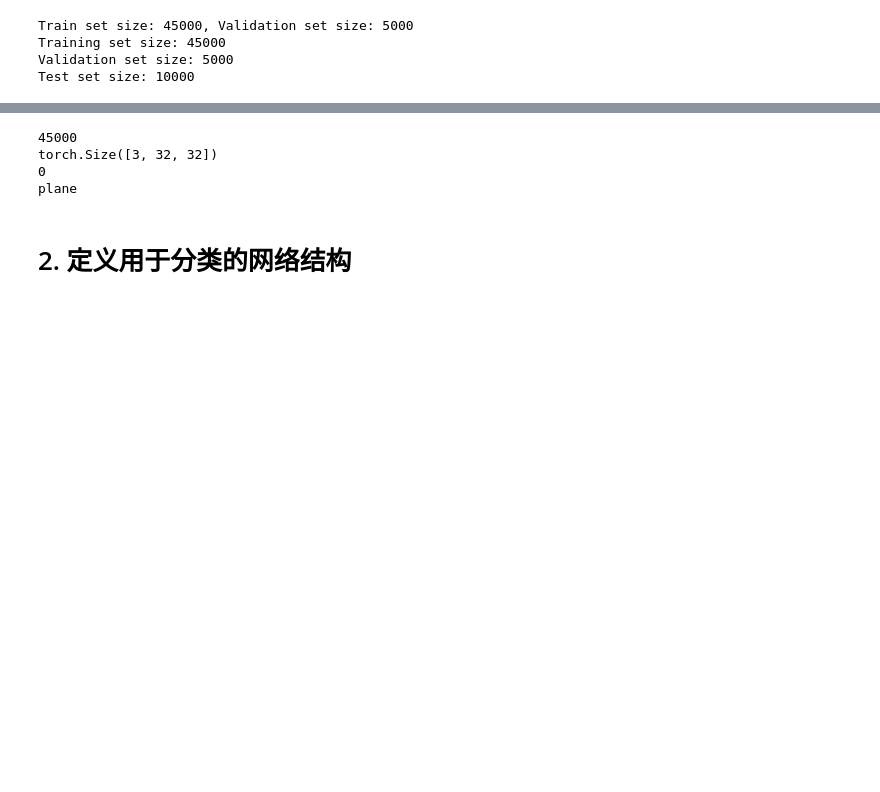
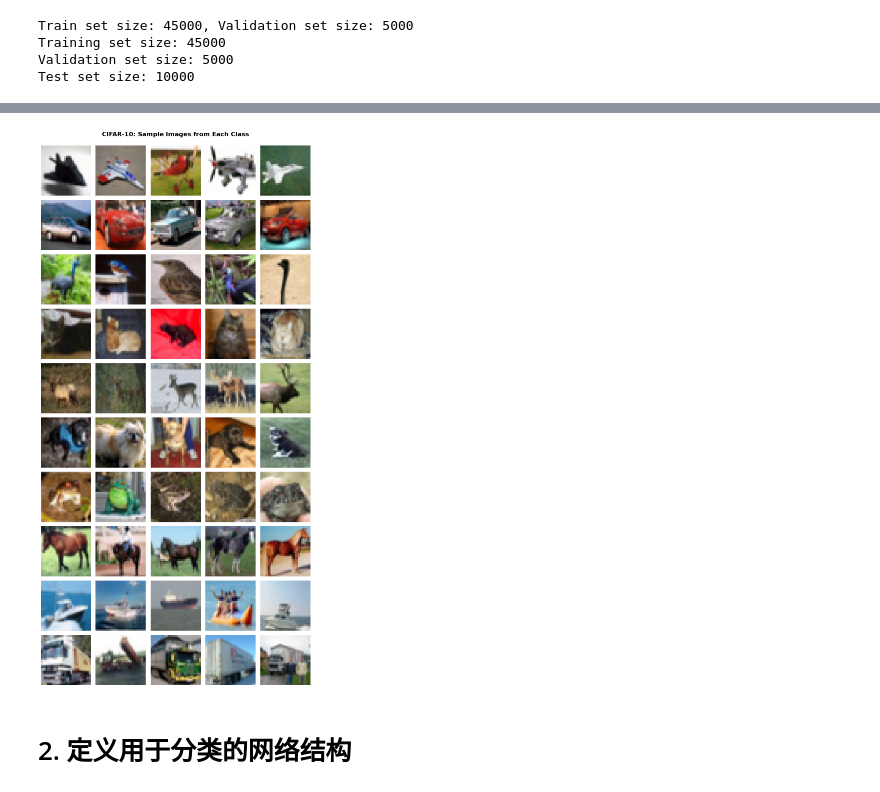
Before and after one commit to Snivallus/Introduction-to-AI-Project-01, a Jupyter notebook: project.ipynb, the cells around one changed output, grey strips where cells are left out. Cells and saved outputs as stored; diff of their text form; code cells hidden in the pictures; blank space fills up the shorter version.

```diff
--- a/project.ipynb
+++ b/project.ipynb
@@ -133,45 +156,47 @@ plt.show()
 # %%
-# Data Exploration: Sample Grid from Each Class
-import torchvision
-import matplotlib.pyplot as plt
-import numpy as np
+save_path = FIGURE_DIR / 'data_exploration_sample_grid.png'
+samples_per_class = 5
 
-classes = ('plane', 'car', 'bird', 'cat', 'deer', 'dog', 'frog', 'horse', 'ship', 'truck')
-samples_per_class = 5
+mean = (0.4914, 0.4822, 0.4465)
+std = (0.2470, 0.2435, 0.2616)
 
 # Load raw training set (without augmentation for clean display)
 raw_trainset = torchvision.datasets.CIFAR10(
-    root='./dataset', train=True, download=False,
+    root='./dataset',
+    train=True,
+    download=False,
     transform=torchvision.transforms.Compose([
         torchvision.transforms.ToTensor(),
-        torchvision.transforms.Normalize((0.5, 0.5, 0.5), (0.5, 0.5, 0.5))
+        torchvision.transforms.Normalize(CIFAR_10_MEAN, CIFAR_10_STD)
     ])
 )
 
 # Collect images per class
 class_samples = {i: [] for i in range(10)}
 for img, label in raw_trainset:
     if len(class_samples[label]) < samples_per_class:
         class_samples[label].append(img)
     if all(len(v) >= samples_per_class for v in class_samples.values()):
         break
 
-# Plot grid: 10 rows (classes) x 5 columns (samples)
+# Plot grid: 10 rows (CIFAR_10_CLASS) x 5 columns (samples)
 fig, axes = plt.subplots(10, samples_per_class, figsize=(samples_per_class * 2, 20))
-fig.suptitle('CIFAR-10: Sample Images from Each Class', fontsize=16, fontweight='bold', y=0.92)
+fig.suptitle('CIFAR-10: Sample Images from Each Class', fontsize=16, fontweight='bold', y=1)
 
 for i in range(10):
     for j in range(samples_per_class):
         img = class_samples[i][j]
         img_display = img * 0.5 + 0.5  # Denormalize
         axes[i, j].imshow(img_display.permute(1, 2, 0).numpy())
         axes[i, j].axis('off')
         if j == 0:
-            axes[i, j].set_ylabel(classes[i], fontsize=11, fontweight='bold')
+            axes[i, j].set_ylabel(CIFAR_10_CLASS[i], fontsize=11, fontweight='bold')
 
 plt.tight_layout()
-plt.savefig('data_exploration_sample_grid.png', dpi=150, bbox_inches='tight')
+plt.savefig(save_path, dpi=150, bbox_inches='tight')
 plt.show()
+# %% [output]
+[figure, added]
 # %%
 # Data Exploration: Per-Channel Pixel Statistics and Histograms
 import torchvision
@@ -265,27 +288,3 @@ print(f"Augmentation visualization saved. Class: {classes[sample_label]}")
-# %%
-# Print dataset sizes
-print(f"Training set size: {len(trainset)}")
-print(f"Validation set size: {len(valset)}")
-print(f"Test set size: {len(testset)}")
-
-# Inspect the dataset contents
-classes = ('plane', 'car', 'bird', 'cat', 'deer', 'dog', 'frog', 'horse', 'ship', 'truck')
-print(len(trainset))  # Training set size
-print(trainset[0][0].size())  # Image size of the first sample
-print(trainset[0][1])  # Label of the first sample
-print(classes[trainset[0][1]])  # Text label of the first sample
-
-# Lines 1-4 have the same meaning as the previous code block
-(data, label) = trainset[12]  # Select a sample from the training set for display; can change the number
-print(data.size())
-print(label)  # Label is an integer
-print(classes[label])
-show((data + 1) / 2).resize((100, 100))  # Reverse the normalization for display
-# %% [output]
-45000
-torch.Size([3, 32, 32])
-0
-plane
 # %% [markdown]
 # 2. 定义用于分类的网络结构
 # %% [markdown]
```
Also changed, not shown: parts of 4 cells of this notebook, 2 other files.
